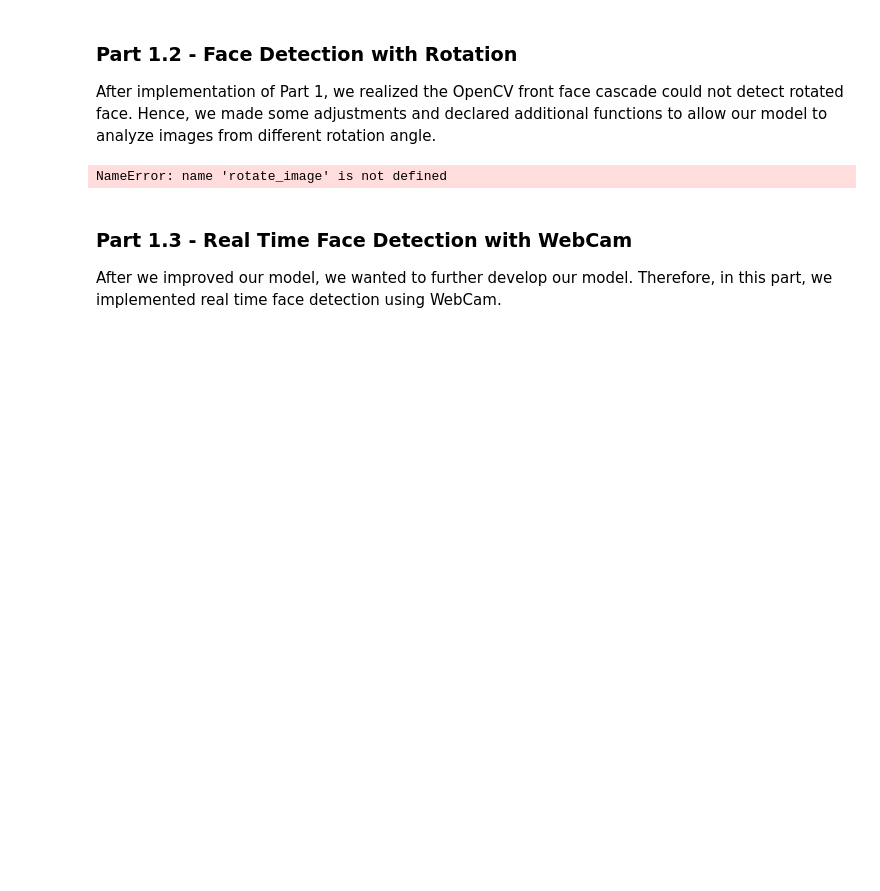
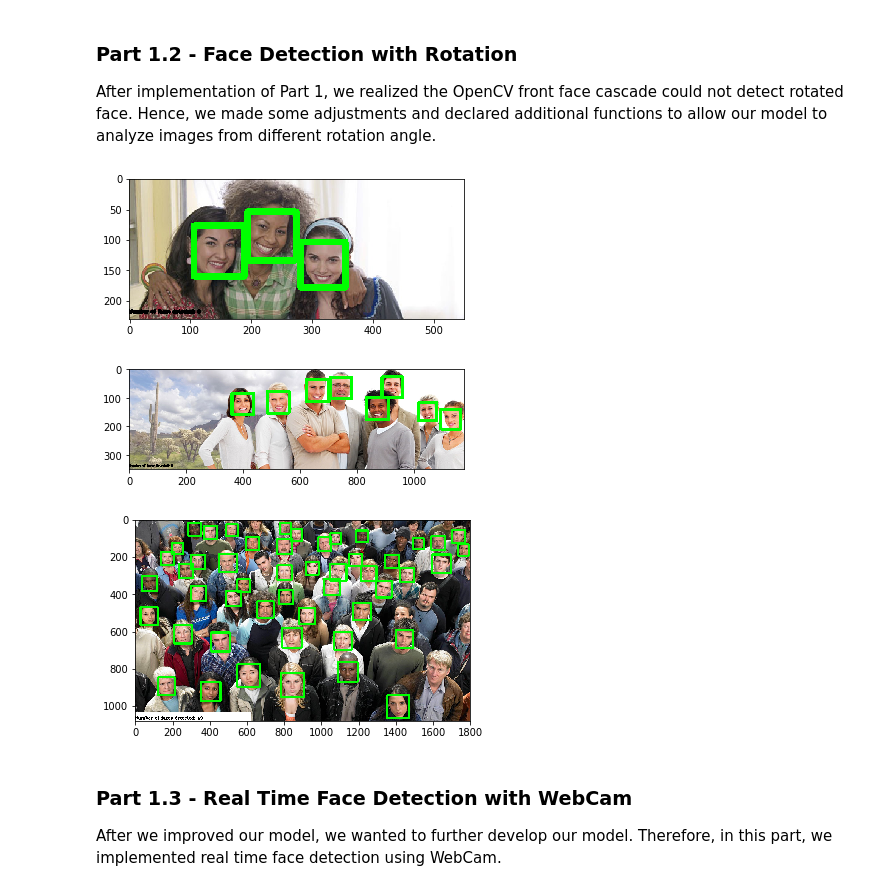
Before and after one commit to TZstatsADS/Spring2018-Project5-grp9, a Jupyter notebook: doc/main(1).ipynb, the cells around one changed output. Cells and saved outputs as stored; diff of their text form; code cells hidden in the pictures; blank space fills up the shorter version.

```diff
--- a/doc/main(1).ipynb
+++ b/doc/main(1).ipynb
@@ -42,37 +37,0 @@ After implementation of Part 1, we realized the OpenCV front face cascade could
-# %%
-# importing package
-import cv2
-
-# loading OpenCV cascade for haar method with frontal face
-face_cascade = cv2.CascadeClassifier('../lib/haarcascade_frontalface_default.xml')
-
-# implementing our model
-img = cv2.imread('../data/test_image/cascade/101.jpg')
-gray = cv2.cvtColor(img, cv2.COLOR_BGR2GRAY)
-
-# implementing rotation functions
-for angle in [0, -45, 45]:
-    rimg = rotate_image(gray, angle)
-    faces = face_cascade.detectMultiScale(rimg, 1.2, 5)
-
-    if len(faces):
-        faces = rotate_point(faces, img, -angle)
-        break
-
-# marking the detected face
-for (x,y,w,h) in faces:
-    cv2.rectangle(img,(x,y),(x+w,y+h),(0,255,0),8)
-
-# setting up comment box in the bottomleft
-cv2.rectangle(img, ((0,img.shape[0] -25)),(270, img.shape[0]), (255,255,255), -1)
-
-# setting up comment
-if type(faces) == tuple:
-    cv2.putText(img, "Number of faces detected: 1" , (0,img.shape[0] -10), cv2.FONT_HERSHEY_TRIPLEX, 0.5,  (0,0,0), 1)
-else:
-    cv2.putText(img, "Number of faces detected: " + str(faces.shape[0]), (0,img.shape[0] -10), cv2.FONT_HERSHEY_TRIPLEX, 0.5,  (0,0,0), 1)
-
-# showing image
-cv2.imshow('img',img)
-# %% [output]
-NameError: name 'rotate_image' is not defined
@@ -79,3 +117,9 @@ NameError: name 'rotate_image' is not defined
+# %%
+face_dectect_image('/Users/zailchen/Documents/RWorkplace/ADS_Project/Spring2018-Project5-grp_9/data/test_image/cascade')
+# %% [output]
+[figure, added]
+[figure, added]
+[figure, added]
 # %% [markdown]
 ### Part 1.3 - Real Time Face Detection with WebCam
 After we improved our model, we wanted to further develop our model. Therefore, in this part, we implemented real time face detection using WebCam.
```
Also changed, not shown: parts of 16 cells of this notebook.
